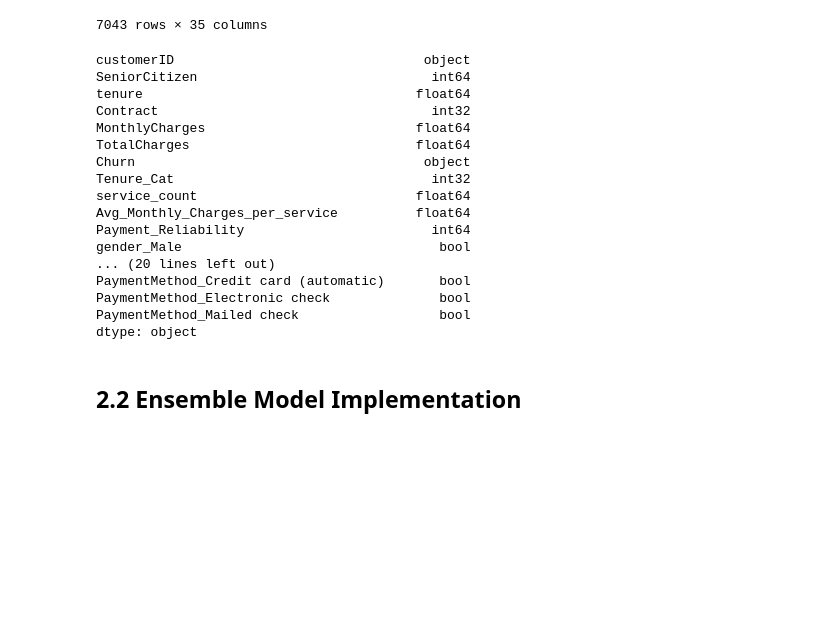
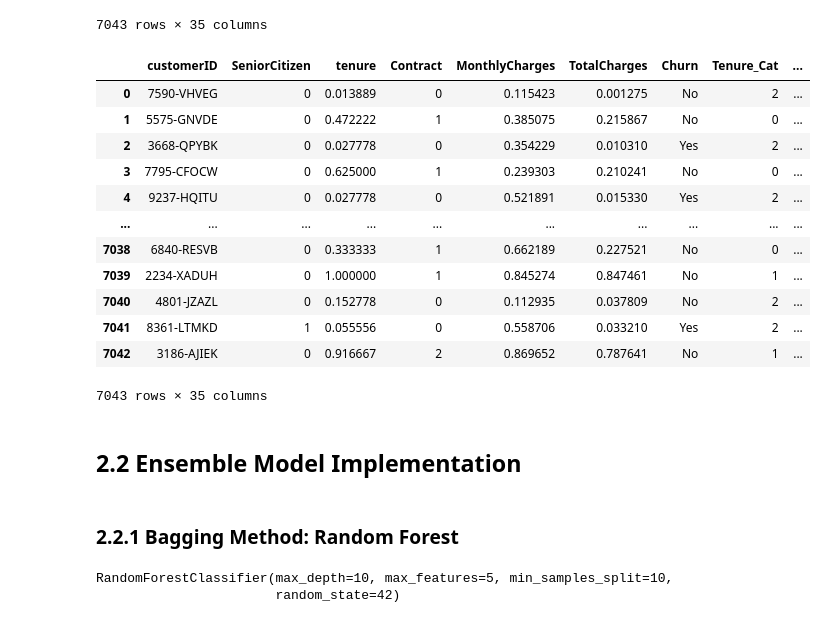
Before and after one commit to Dulina77/Churn_prediction_telco, a Jupyter notebook: Churn.ipynb, the cells around one changed output. Cells and saved outputs as stored; diff of their text form; code cells hidden in the pictures; blank space fills up the shorter version.

```diff
--- a/Churn.ipynb
+++ b/Churn.ipynb
@@ -505,22 +505,18 @@ from sklearn.preprocessing import MinMaxScaler
 min_max_scaler = MinMaxScaler()
 df[numeric_columns] = min_max_scaler.fit_transform(df[numeric_columns])
 # %%
-df.dtypes
+df
 # %% [output]
+|  | customerID | SeniorCitizen | tenure | Contract | MonthlyCharges | TotalCharges | Churn | Tenure_Cat | ... |
+| 0 | 7590-VHVEG | 0 | 0.013889 | 0 | 0.115423 | 0.001275 | No | 2 | ... |
+| 1 | 5575-GNVDE | 0 | 0.472222 | 1 | 0.385075 | 0.215867 | No | 0 | ... |
+| 2 | 3668-QPYBK | 0 | 0.027778 | 0 | 0.354229 | 0.010310 | Yes | 2 | ... |
+| 3 | 7795-CFOCW | 0 | 0.625000 | 1 | 0.239303 | 0.210241 | No | 0 | ... |
+| 4 | 9237-HQITU | 0 | 0.027778 | 0 | 0.521891 | 0.015330 | Yes | 2 | ... |
+| ... | ... | ... | ... | ... | ... | ... | ... | ... | ... |
+| 7038 | 6840-RESVB | 0 | 0.333333 | 1 | 0.662189 | 0.227521 | No | 0 | ... |
+| 7039 | 2234-XADUH | 0 | 1.000000 | 1 | 0.845274 | 0.847461 | No | 1 | ... |
+| 7040 | 4801-JZAZL | 0 | 0.152778 | 0 | 0.112935 | 0.037809 | No | 2 | ... |
+| 7041 | 8361-LTMKD | 1 | 0.055556 | 0 | 0.558706 | 0.033210 | Yes | 2 | ... |
+| 7042 | 3186-AJIEK | 0 | 0.916667 | 2 | 0.869652 | 0.787641 | No | 1 | ... |
-customerID                                object
-SeniorCitizen                              int64
-tenure                                   float64
-Contract                                   int32
-MonthlyCharges                           float64
-TotalCharges                             float64
-Churn                                     object
-Tenure_Cat                                 int32
-service_count                            float64
-Avg_Monthly_Charges_per_service          float64
-Payment_Reliability                        int64
-gender_Male                                 bool
-... (20 lines left out)
-PaymentMethod_Credit card (automatic)       bool
-PaymentMethod_Electronic check              bool
-PaymentMethod_Mailed check                  bool
-dtype: object
+7043 rows × 35 columns
@@ -528,0 +534,11 @@ dtype: object
+# %% [markdown]
+### 2.2.1 Bagging Method: Random Forest
+# %%
+from sklearn.ensemble import RandomForestClassifier
+
+rf = RandomForestClassifier(n_estimators = 100, max_depth = 10, min_samples_split = 10, max_features = 5, random_state=42)
+
+rf.fit(X_train, y_train)
+# %% [output]
+RandomForestClassifier(max_depth=10, max_features=5, min_samples_split=10,
+                       random_state=42)
```
Also changed, not shown: parts of 10 cells of this notebook.
